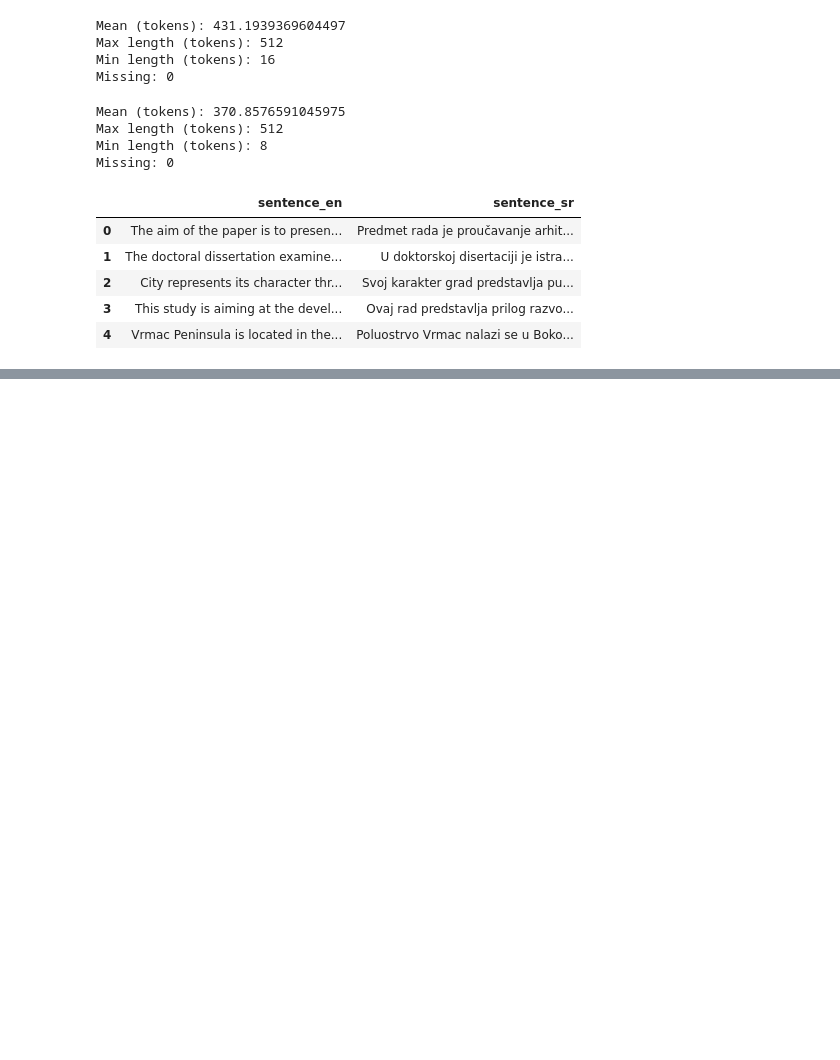
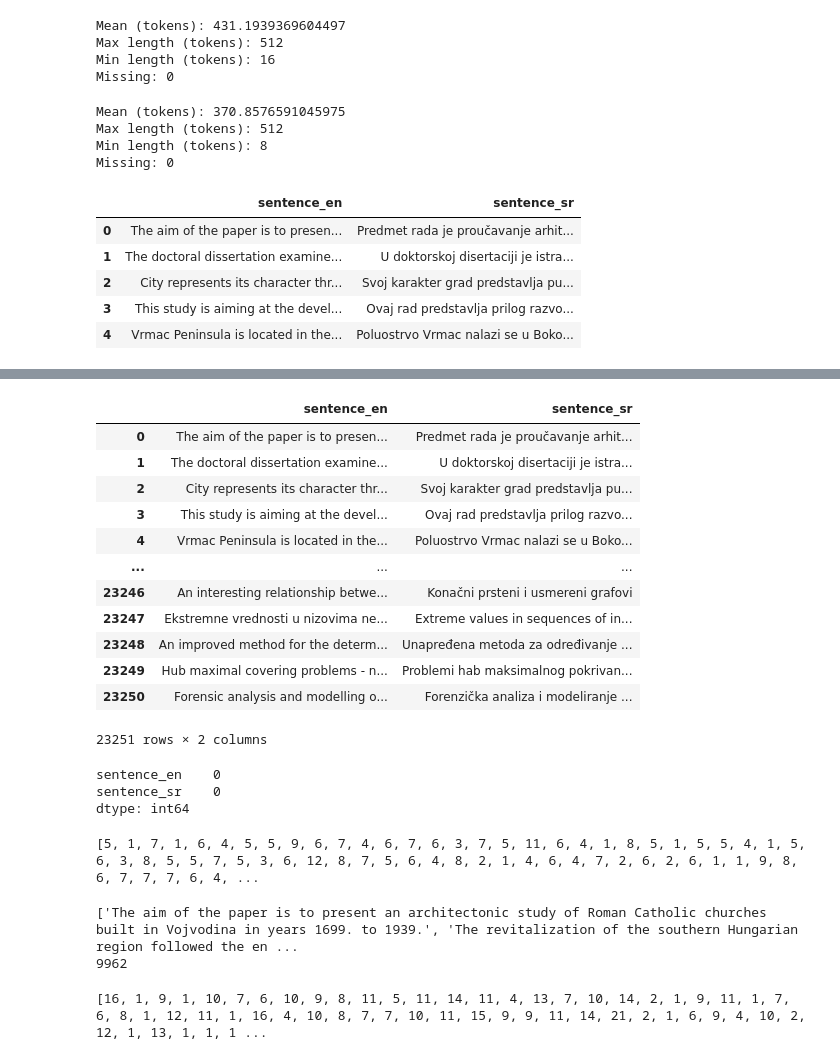
Before and after one commit to smartcat-labs/SRBedding, a Jupyter notebook: training_dataset/notebooks/science_chunking.ipynb, the cells around one changed output, grey strips where cells are left out. Drawn from its saved outputs; the diff is of its cells as text; code cells hidden in the pictures; blank space fills up the shorter version.

```diff
--- a/training_dataset/notebooks/science_chunking.ipynb
+++ b/training_dataset/notebooks/science_chunking.ipynb
@@ -166,0 +186,23 @@ LookupError:
+# %%
+df_concaten = pd.concat([df_sentences, df_title], ignore_index=True)
+df_concaten
+# %% [output]
+|  | sentence_en | sentence_sr |
+| 0 | The aim of the paper is to presen... | Predmet rada je proučavanje arhit... |
+| 1 | The doctoral dissertation examine... | U doktorskoj disertaciji je istra... |
+| 2 | City represents its character thr... | Svoj karakter grad predstavlja pu... |
+| 3 | This study is aiming at the devel... | Ovaj rad predstavlja prilog razvo... |
+| 4 | Vrmac Peninsula is located in the... | Poluostrvo Vrmac nalazi se u Boko... |
+| ... | ... | ... |
+| 23246 | An interesting relationship betwe... | Konačni prsteni i usmereni grafovi |
+| 23247 | Ekstremne vrednosti u nizovima ne... | Extreme values in sequences of in... |
+| 23248 | An improved method for the determ... | Unapređena metoda za određivanje ... |
+| 23249 | Hub maximal covering problems - n... | Problemi hab maksimalnog pokrivan... |
+| 23250 | Forensic analysis and modelling o... | Forenzička analiza i modeliranje ... |
+23251 rows × 2 columns
+# %%
+df_concaten.isna().sum()
+# %% [output]
+sentence_en    0
+sentence_sr    0
+dtype: int64
@@ -166,0 +211,17 @@ LookupError:
+# %%
+lenghts_sr = [len(i) for i in sentences_sr]
+print(lenghts_sr)
+# %% [output]
+[5, 1, 7, 1, 6, 4, 5, 5, 9, 6, 7, 4, 6, 7, 6, 3, 7, 5, 11, 6, 4, 1, 8, 5, 1, 5, 5, 4, 1, 5, 6, 3, 8, 5, 5, 7, 5, 3, 6, 12, 8, 7, 5, 6, 4, 8, 2, 1, 4, 6, 4, 7, 2, 6, 2, 6, 1, 1, 9, 8, 6, 7, 7, 7, 6, 4, ...
+# %%
+sentences_en = [sent_tokenize(text) for text in sci_cleaned['processed_abstract_en']]
+print(sentences_en[0])
+print(len(sentences_en))
+# %% [output]
+['The aim of the paper is to present an architectonic study of Roman Catholic churches built in Vojvodina in years 1699. to 1939.', 'The revitalization of the southern Hungarian region followed the en ...
+9962
+# %%
+lenghts_en = [len(i) for i in sentences_en]
+print(lenghts_en)
+# %% [output]
+[16, 1, 9, 1, 10, 7, 6, 10, 9, 8, 11, 5, 11, 14, 11, 4, 13, 7, 10, 14, 2, 1, 9, 11, 1, 7, 6, 8, 1, 12, 11, 1, 16, 4, 10, 8, 7, 7, 10, 11, 15, 9, 9, 11, 14, 21, 2, 1, 6, 9, 4, 10, 2, 12, 1, 13, 1, 1, 1 ...
```
Also changed, not shown: parts of 10 cells of this notebook.
